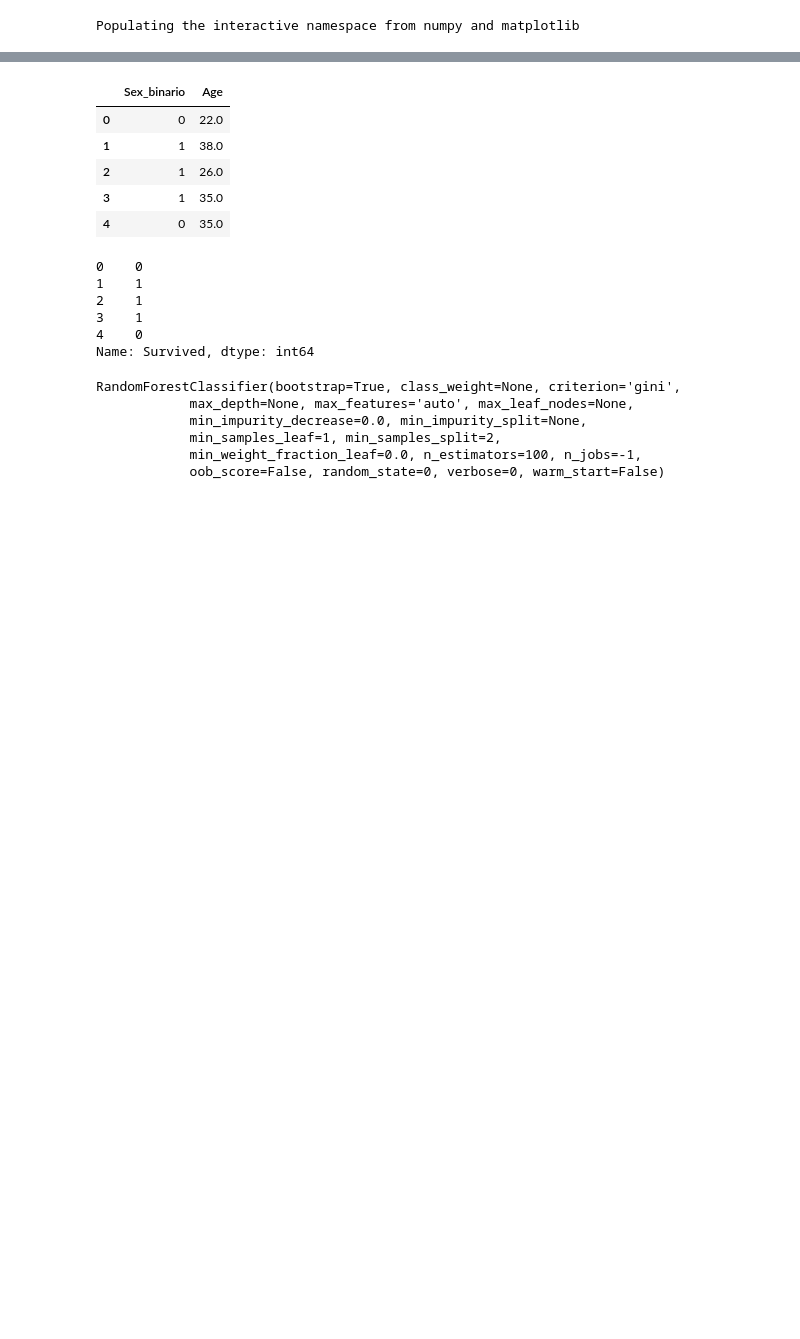
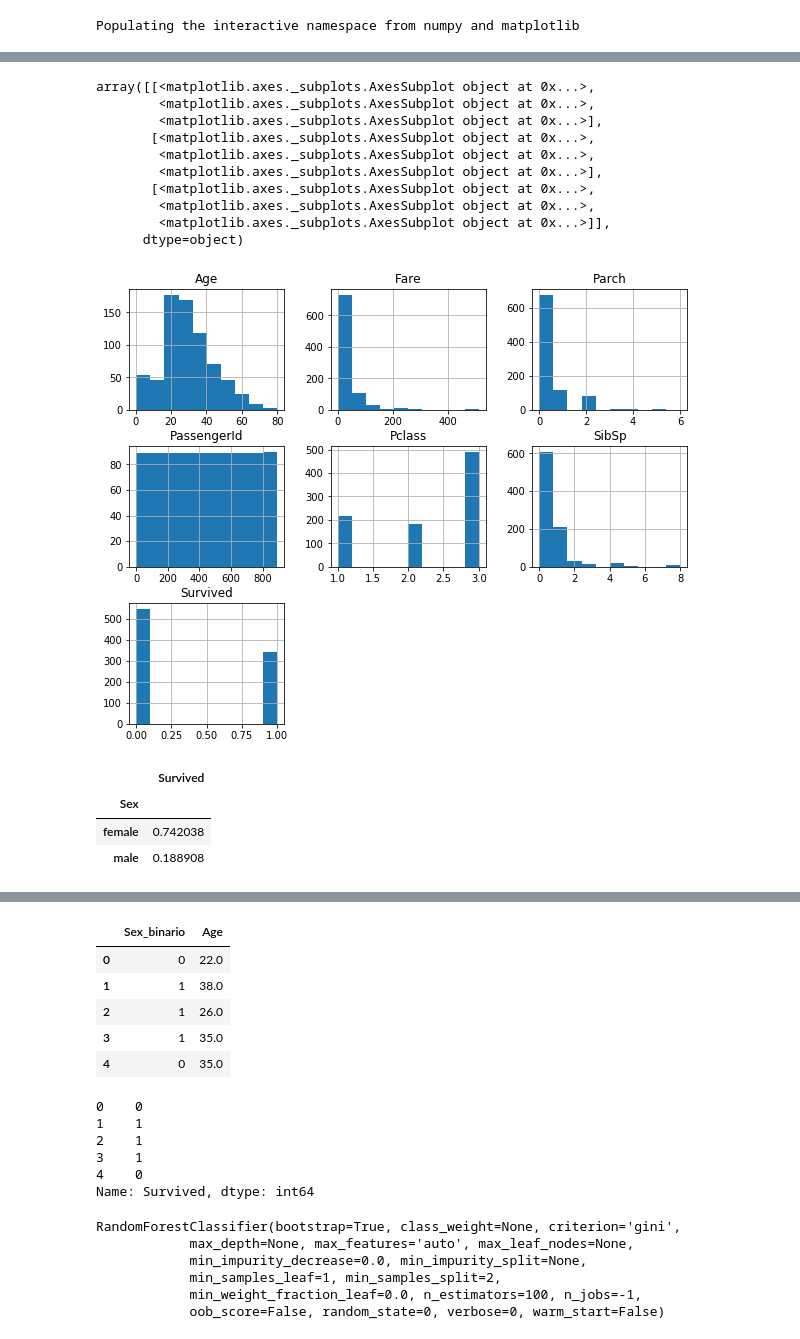
Before and after one commit to ClovisMonteiro/Titanic_Machine_Learning, a Jupyter notebook: Titanic_Machine_Learning.ipynb, the cells around one changed output, grey strips where cells are left out. Cells and saved outputs as stored; diff of their text form; code cells hidden in the pictures; blank space fills up the shorter version.

```diff
--- a/Titanic_Machine_Learning.ipynb
+++ b/Titanic_Machine_Learning.ipynb
@@ -25,3 +53,26 @@ train.head()
 | 2 | 3 | 1 | 3 | Heikkinen, Miss. Laina | female | 26.0 | 0 | 0 | STON/O2. 3101282 | 7.9250 | ... |
 | 3 | 4 | 1 | 1 | Futrelle, Mrs. Jacques Heath (Lil... | female | 35.0 | 1 | 0 | 113803 | 53.1000 | ... |
 | 4 | 5 | 0 | 3 | Allen, Mr. William Henry | male | 35.0 | 0 | 0 | 373450 | 8.0500 | ... |
+# %%
+#histogramas com variavis numericas
+train.hist(figsize=(10,8))
+# %% [output]
+array([[<matplotlib.axes._subplots.AxesSubplot object at 0x...>,
+        <matplotlib.axes._subplots.AxesSubplot object at 0x...>,
+        <matplotlib.axes._subplots.AxesSubplot object at 0x...>],
+       [<matplotlib.axes._subplots.AxesSubplot object at 0x...>,
+        <matplotlib.axes._subplots.AxesSubplot object at 0x...>,
+        <matplotlib.axes._subplots.AxesSubplot object at 0x...>],
+       [<matplotlib.axes._subplots.AxesSubplot object at 0x...>,
+        <matplotlib.axes._subplots.AxesSubplot object at 0x...>,
+        <matplotlib.axes._subplots.AxesSubplot object at 0x...>]],
+      dtype=object)
+[figure, added]
+# %%
+#Probailidade de sobrevivencia analisando o sexo
+train[['Sex', 'Survived']].groupby(['Sex']).mean()
+# %% [output]
+|  | Survived |
+| Sex |  |
+| female | 0.742038 |
+| male | 0.188908 |
```
Also changed, not shown: parts of 11 cells of this notebook.
